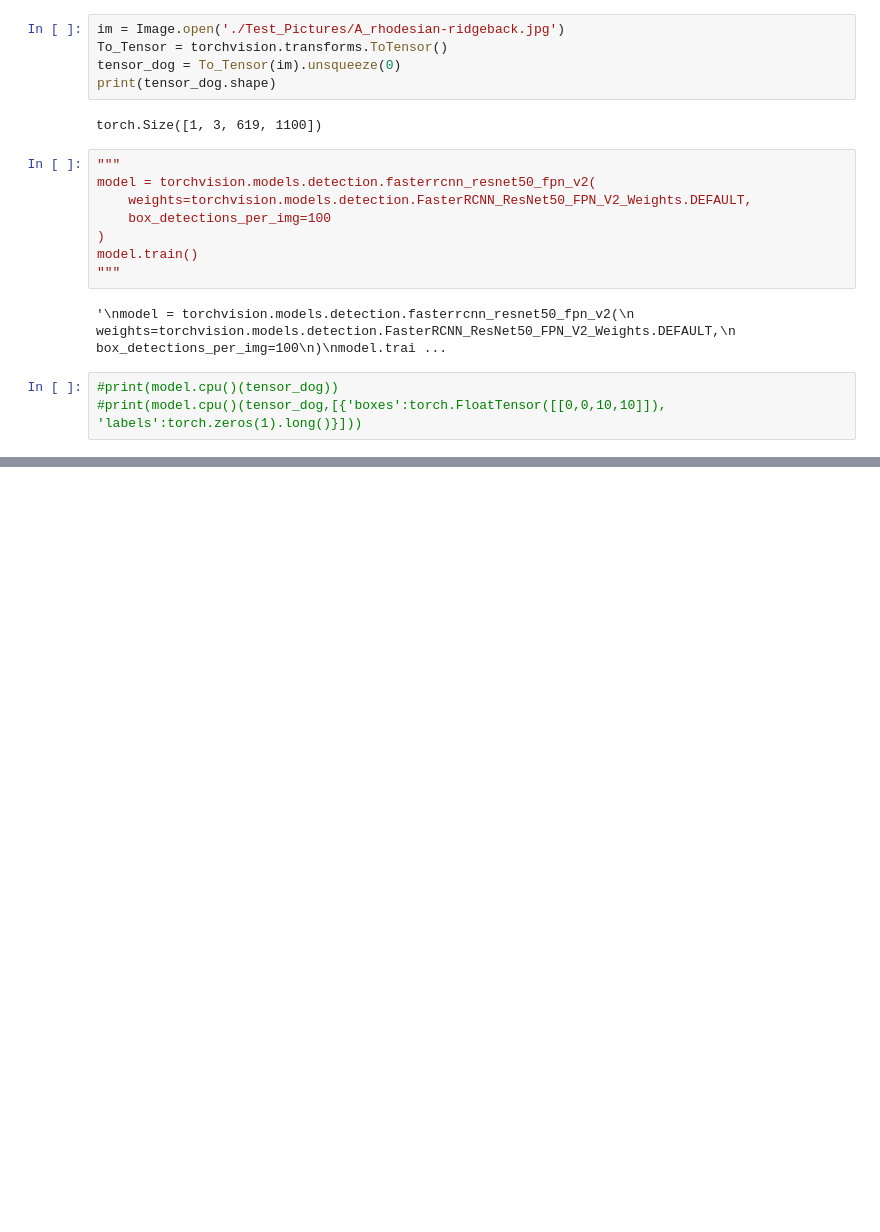
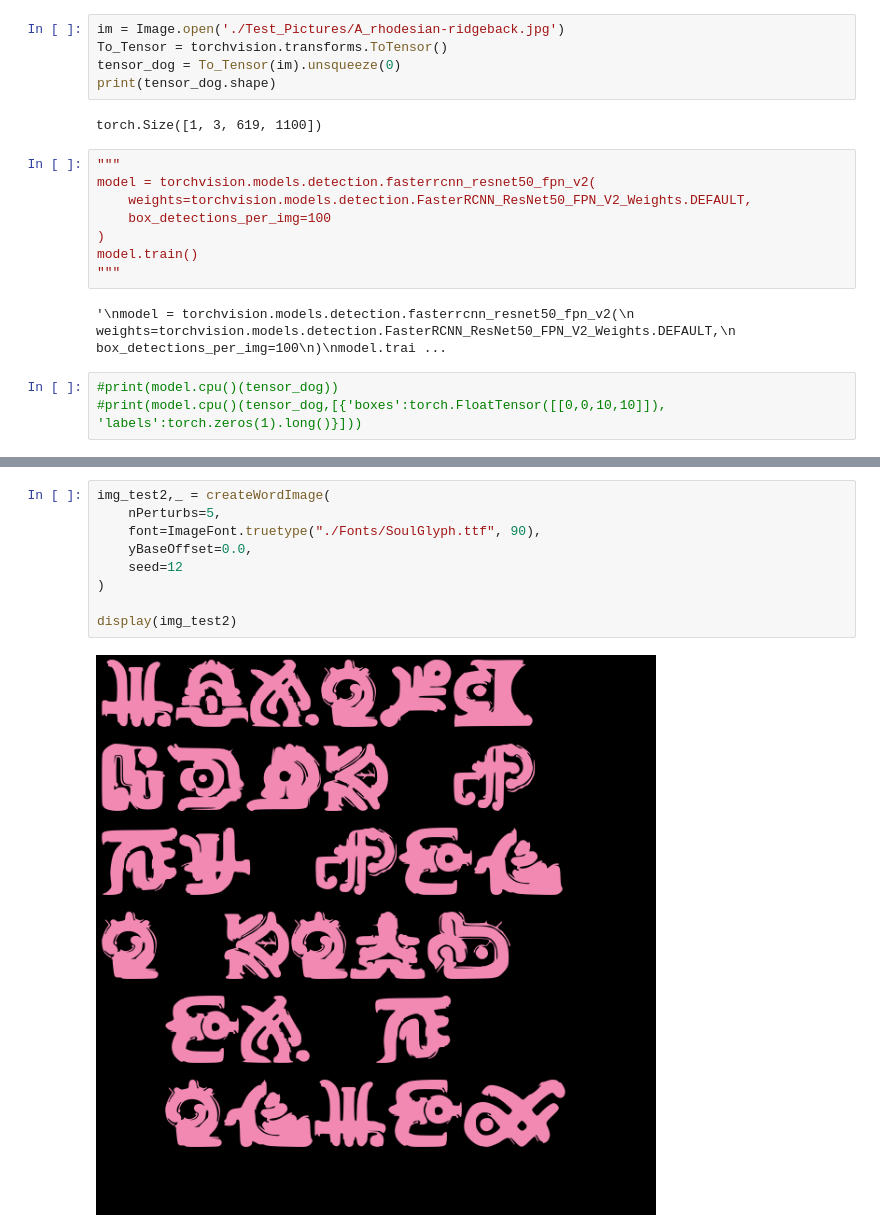
Before and after one commit to Ak0da/SoulGlyphRecognition, a Jupyter notebook: Create_Training_Set.ipynb, the cells around one changed output, grey strips where cells are left out. Drawn from its saved outputs; the diff is of its cells as text; blank space fills up the shorter version.

```diff
--- a/Create_Training_Set.ipynb
+++ b/Create_Training_Set.ipynb
@@ -109,3 +222,14 @@ display(img_test)
+# %%
+img_test2,_ = createWordImage(
+    nPerturbs=5,
+    font=ImageFont.truetype("./Fonts/SoulGlyph.ttf", 90),
+    yBaseOffset=0.0,
+    seed=12
+)
+
+display(img_test2)
+# %% [output]
+[figure, added]
 # %%
 def createTrainingSet():
 
```
Also changed, not shown: parts of 8 cells of this notebook, 4 other files.
